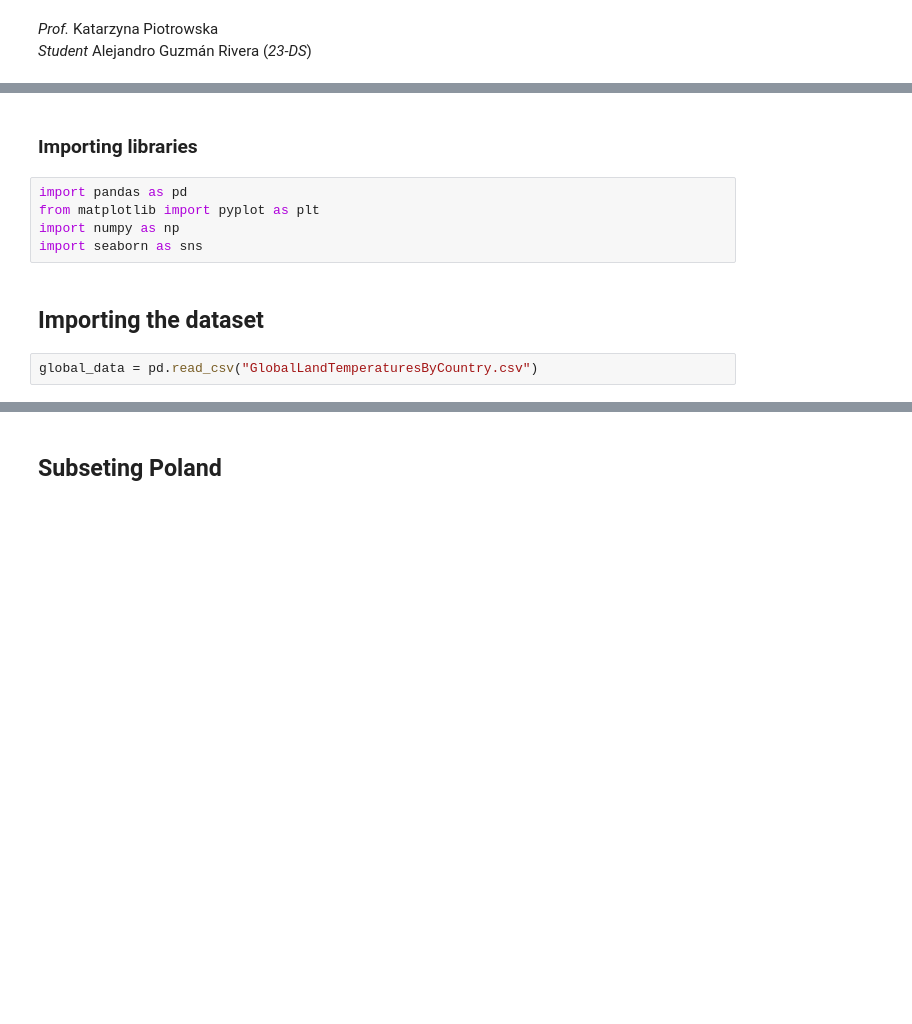
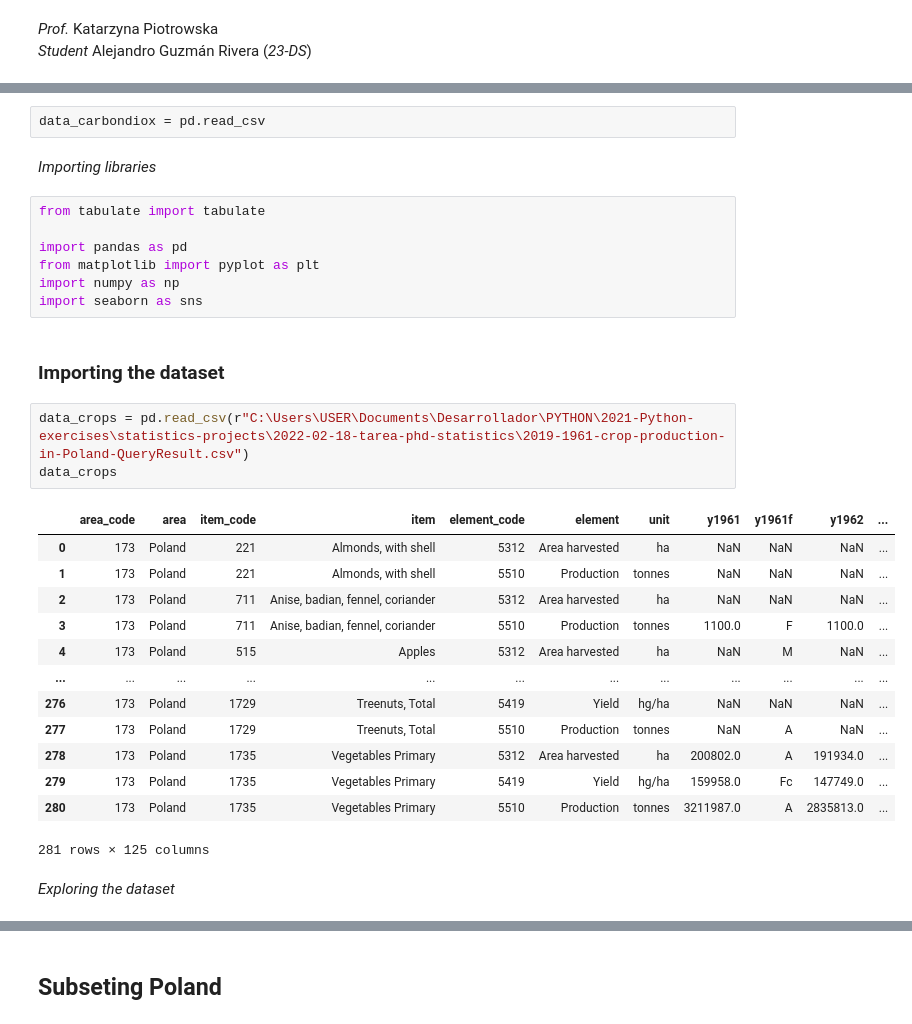
Before and after one commit to Alejandro-github-mx/statistics-projects, a Jupyter notebook: 2022-02-28-statistics-homework-FoodCC-Poland.ipynb, the cells around one changed output, grey strips where cells are left out. Saved outputs shown, nothing was run; the diff lists cells and outputs as text; blank space fills up the shorter version.

Commit message:
new GHG datasets

```diff
--- a/2022-02-28-statistics-homework-FoodCC-Poland.ipynb
+++ b/2022-02-28-statistics-homework-FoodCC-Poland.ipynb
@@ -27,11 +130,32 @@ the method and interpretation of the results
+# %%
+data_carbondiox = pd.read_csv
 # %% [markdown]
-### Importing libraries
+*Importing libraries*
 # %%
+from tabulate import tabulate
+
 import pandas as pd
 from matplotlib import pyplot as plt
 import numpy as np
 import seaborn as sns
 # %% [markdown]
-## Importing the dataset
+### Importing the dataset
-# %%
-global_data = pd.read_csv("GlobalLandTemperaturesByCountry.csv")
+# %%
+data_crops = pd.read_csv(r"C:\Users\USER\Documents\Desarrollador\PYTHON\2021-Python-exercises\statistics-projects\2022-02-18-tarea-phd-statistics\2019-1961-crop-production-in-Poland-QueryResult.csv")
+data_crops
+# %% [output]
+|  | area_code | area | item_code | item | element_code | element | unit | y1961 | y1961f | y1962 | ... |
+| 0 | 173 | Poland | 221 | Almonds, with shell | 5312 | Area harvested | ha | NaN | NaN | NaN | ... |
+| 1 | 173 | Poland | 221 | Almonds, with shell | 5510 | Production | tonnes | NaN | NaN | NaN | ... |
+| 2 | 173 | Poland | 711 | Anise, badian, fennel, coriander | 5312 | Area harvested | ha | NaN | NaN | NaN | ... |
+| 3 | 173 | Poland | 711 | Anise, badian, fennel, coriander | 5510 | Production | tonnes | 1100.0 | F | 1100.0 | ... |
+| 4 | 173 | Poland | 515 | Apples | 5312 | Area harvested | ha | NaN | M | NaN | ... |
+| ... | ... | ... | ... | ... | ... | ... | ... | ... | ... | ... | ... |
+| 276 | 173 | Poland | 1729 | Treenuts, Total | 5419 | Yield | hg/ha | NaN | NaN | NaN | ... |
+| 277 | 173 | Poland | 1729 | Treenuts, Total | 5510 | Production | tonnes | NaN | A | NaN | ... |
+| 278 | 173 | Poland | 1735 | Vegetables Primary | 5312 | Area harvested | ha | 200802.0 | A | 191934.0 | ... |
+| 279 | 173 | Poland | 1735 | Vegetables Primary | 5419 | Yield | hg/ha | 159958.0 | Fc | 147749.0 | ... |
+| 280 | 173 | Poland | 1735 | Vegetables Primary | 5510 | Production | tonnes | 3211987.0 | A | 2835813.0 | ... |
+281 rows × 125 columns
+# %% [markdown]
+*Exploring the dataset*
```
Also changed, not shown: parts of 23 cells of this notebook, 5 other files.
